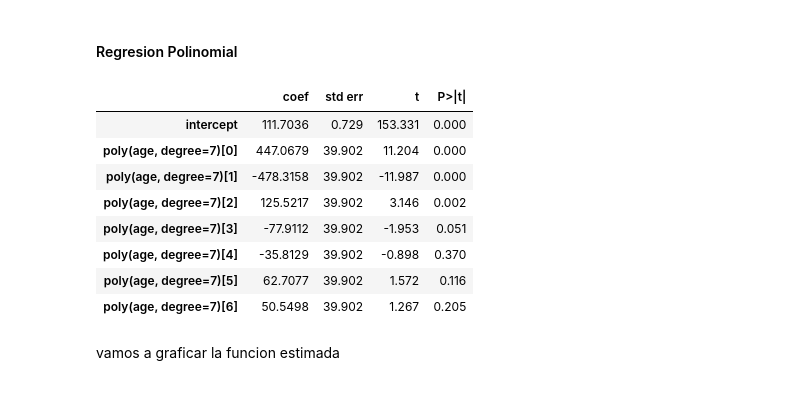
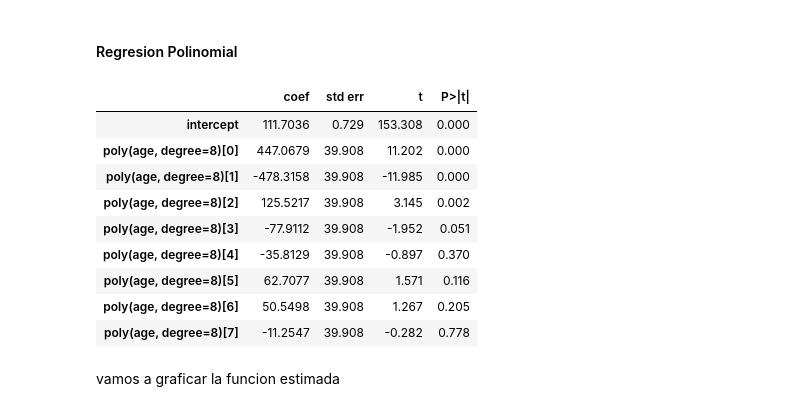
Before and after one commit to chuancao26/islp, a Jupyter notebook: nonLinearExercices.ipynb, the cells around one changed output. Cells and saved outputs as stored; diff of their text form; code cells hidden in the pictures.

```diff
--- a/nonLinearExercices.ipynb
+++ b/nonLinearExercices.ipynb
@@ -91,23 +91,24 @@ Necesitamos algunas cosas.
 # %% [markdown]
 #### Regresion Polinomial
 # %%
-design = MS([poly("age", degree=7)]).fit(wage)
+design = MS([poly("age", degree=8)]).fit(wage)
 
 X = design.transform(wage)
 y = wage["wage"]
 
 model = sm.OLS(y, X).fit()
 summarize(model)
 # %% [output]
 |  | coef | std err | t | P>|t| |
-| intercept | 111.7036 | 0.729 | 153.331 | 0.000 |
-| poly(age, degree=7)[0] | 447.0679 | 39.902 | 11.204 | 0.000 |
-| poly(age, degree=7)[1] | -478.3158 | 39.902 | -11.987 | 0.000 |
-| poly(age, degree=7)[2] | 125.5217 | 39.902 | 3.146 | 0.002 |
-| poly(age, degree=7)[3] | -77.9112 | 39.902 | -1.953 | 0.051 |
-| poly(age, degree=7)[4] | -35.8129 | 39.902 | -0.898 | 0.370 |
-| poly(age, degree=7)[5] | 62.7077 | 39.902 | 1.572 | 0.116 |
-| poly(age, degree=7)[6] | 50.5498 | 39.902 | 1.267 | 0.205 |
+| intercept | 111.7036 | 0.729 | 153.308 | 0.000 |
+| poly(age, degree=8)[0] | 447.0679 | 39.908 | 11.202 | 0.000 |
+| poly(age, degree=8)[1] | -478.3158 | 39.908 | -11.985 | 0.000 |
+| poly(age, degree=8)[2] | 125.5217 | 39.908 | 3.145 | 0.002 |
+| poly(age, degree=8)[3] | -77.9112 | 39.908 | -1.952 | 0.051 |
+| poly(age, degree=8)[4] | -35.8129 | 39.908 | -0.897 | 0.370 |
+| poly(age, degree=8)[5] | 62.7077 | 39.908 | 1.571 | 0.116 |
+| poly(age, degree=8)[6] | 50.5498 | 39.908 | 1.267 | 0.205 |
+| poly(age, degree=8)[7] | -11.2547 | 39.908 | -0.282 | 0.778 |
 # %% [markdown]
 vamos a graficar la funcion estimada
 # %%
```
Also changed, not shown: parts of 16 cells of this notebook.
